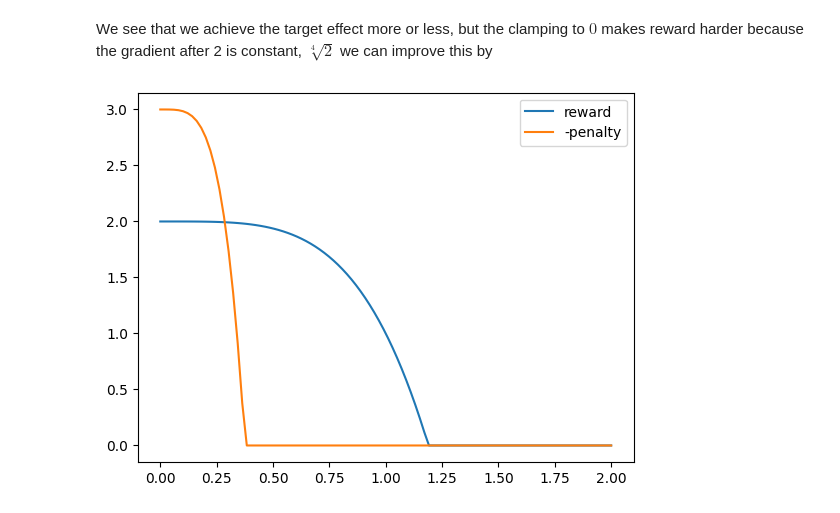
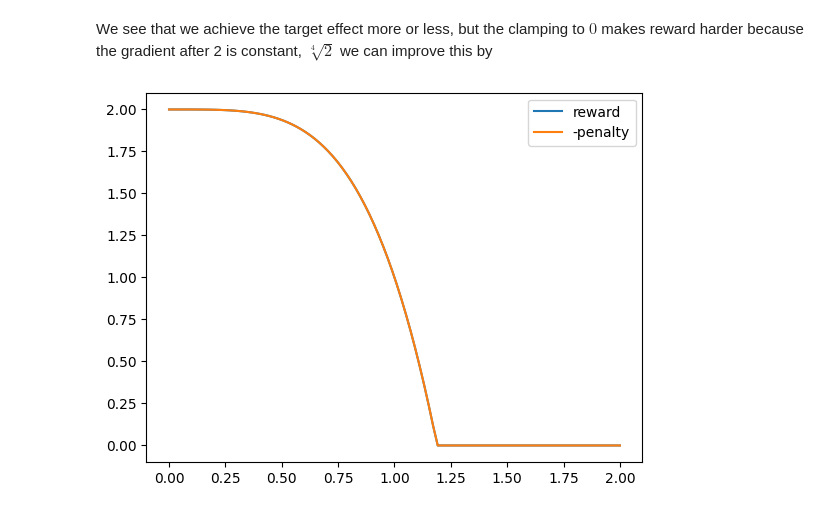
Before and after one commit to olekkr/RLSwarmNav, a Jupyter notebook: code/Reward function expirimentation.ipynb, the cells around one changed output. Saved outputs shown, nothing was run; the diff lists cells and outputs as text; code cells hidden in the pictures.

```diff
--- a/code/Reward function expirimentation.ipynb
+++ b/code/Reward function expirimentation.ipynb
@@ -63,16 +63,16 @@ We see that we achieve the target effect more or less, but the clamping to $0$ m
 # %%
 def destination_reward_new(dist):
     return max(0,2 - dist**2)
 
 n = 100
 xs = np.linspace(0, 2, n)
 ys = np.fromiter((max(0,2 - x**4) for x in xs), dtype=float )
 plt.plot(xs,ys,label="reward")
 plt.legend()
-ys = np.fromiter((150*max(0,0.02 - x**4) for x in xs), dtype=float )
+ys = np.fromiter((max(0,2- x**4) for x in xs), dtype=float )
 
 plt.plot(xs,ys, label="-penalty")
 plt.legend()
 plt.show()
 # %% [output]
-[figure, old version]
+[figure, new version]
```
Also changed, not shown: 2 other files.
